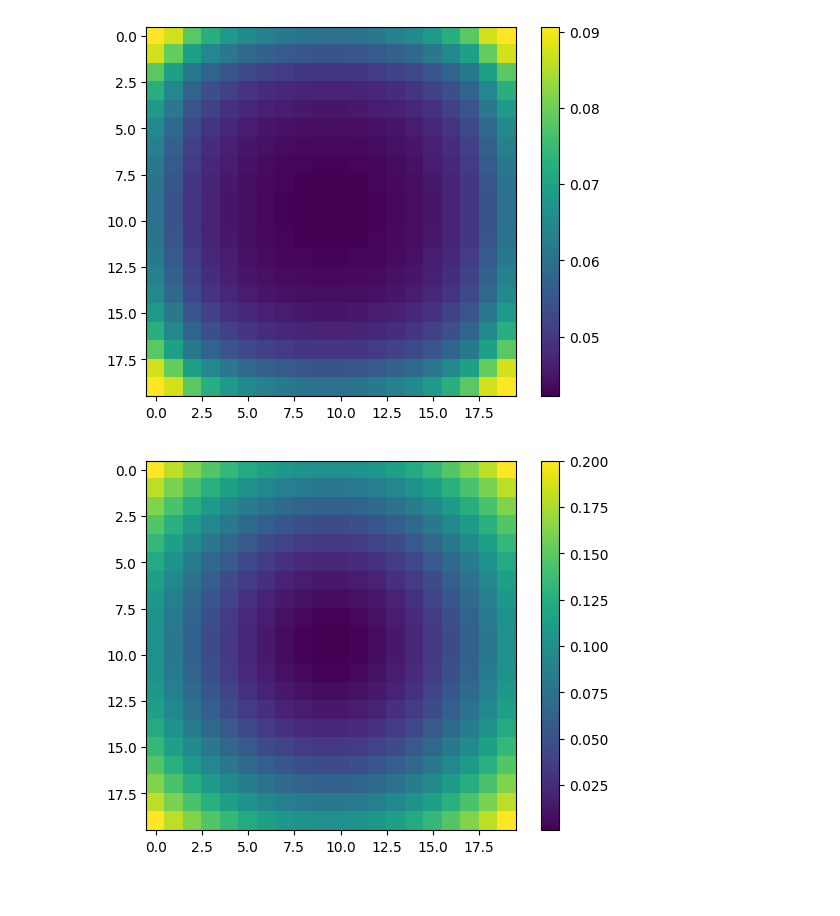
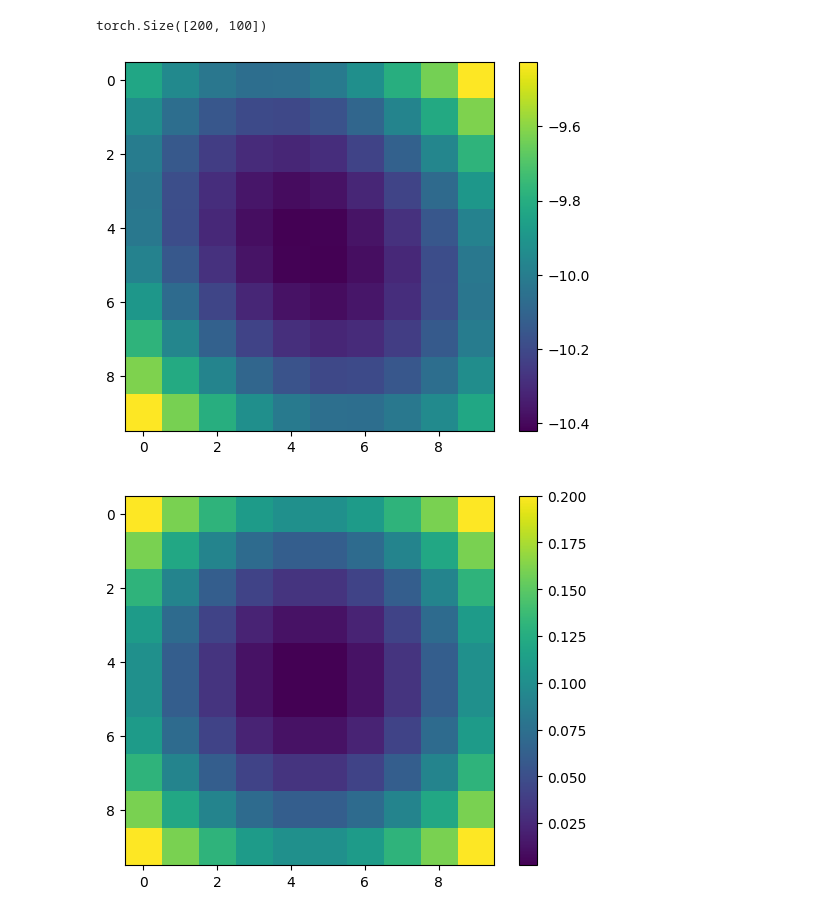
Before and after one commit to NateWhybra/grad2surf-krr, a Jupyter notebook: grad2surf-krr.ipynb, the cells around one changed output. Cells and saved outputs as stored; diff of their text form; code cells hidden in the pictures.

Commit message:
Major fix and also moved to GPU via PyTorch.

```diff
--- a/grad2surf-krr.ipynb
+++ b/grad2surf-krr.ipynb
@@ -120,10 +125,9 @@ def eval_model(Xeval, X, alpha, scale):
 
     return _eval
 # %%
-n = 20
-scale = 1
+n = 10
+scale = 5
 D = get_coordinates_uniform(radius=1, num_each_dir=n)
 Theta = build_theta(X=D, scale=scale)
-show(Theta)
-[zf, g] = test_surface_data(D=D, noise=0)
-alpha = compute_alpha(Theta=Theta, g=g, _lambda=0)
+[zf, g] = test_surface_data(D=D, noise=1e-1)
+alpha = compute_alpha(Theta=Theta, g=g, _lambda=1e-3)
@@ -132,11 +134,14 @@ alpha = compute_alpha(Theta=Theta, g=g, _lambda=0)
 # %%
 surf = eval_model(Xeval=D, X=D, alpha=alpha, scale=scale)
 surf = surf.reshape((n, n))
+surf = surf.cpu().numpy()
 show(surf)
 # %% [output]
+torch.Size([200, 100])
-[figure, old version]
+[figure, new version]
 # %%
 surf_true = zf.reshape((n, n))
+surf_true = surf_true.cpu().numpy()
 show(surf_true)
 # %% [output]
-[figure, old version]
+[figure, new version]
```
Also changed, not shown: parts of 6 cells of this notebook.
